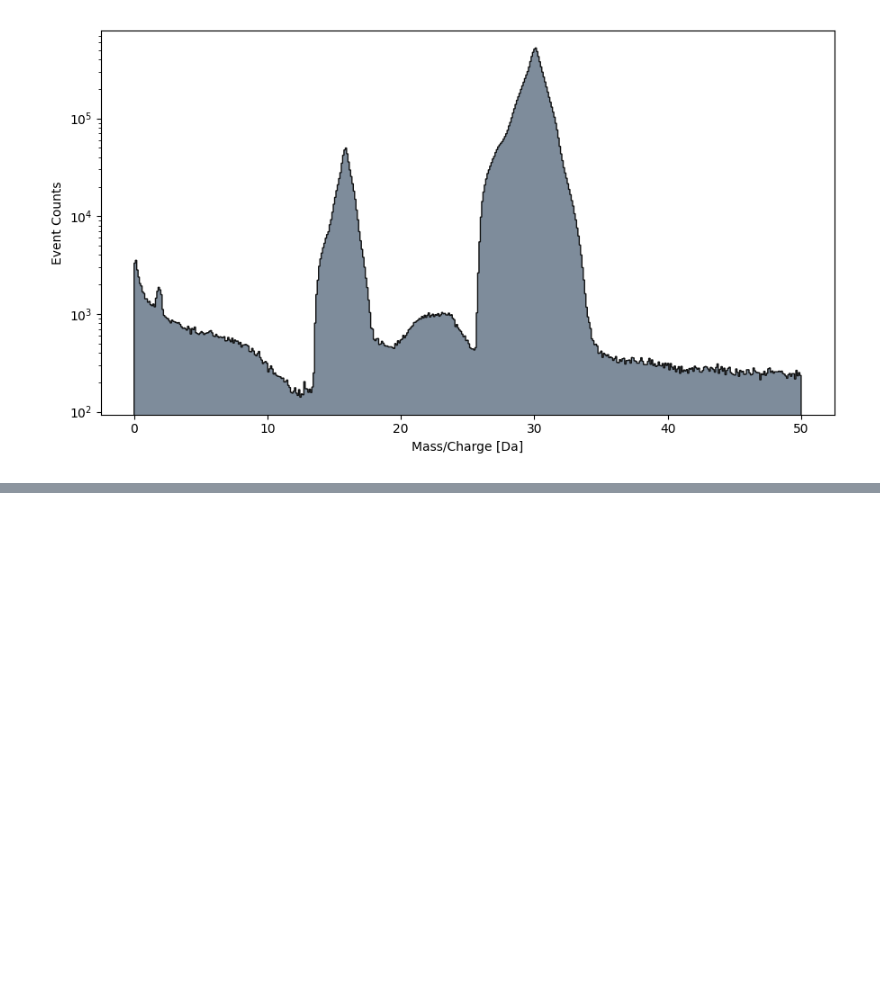
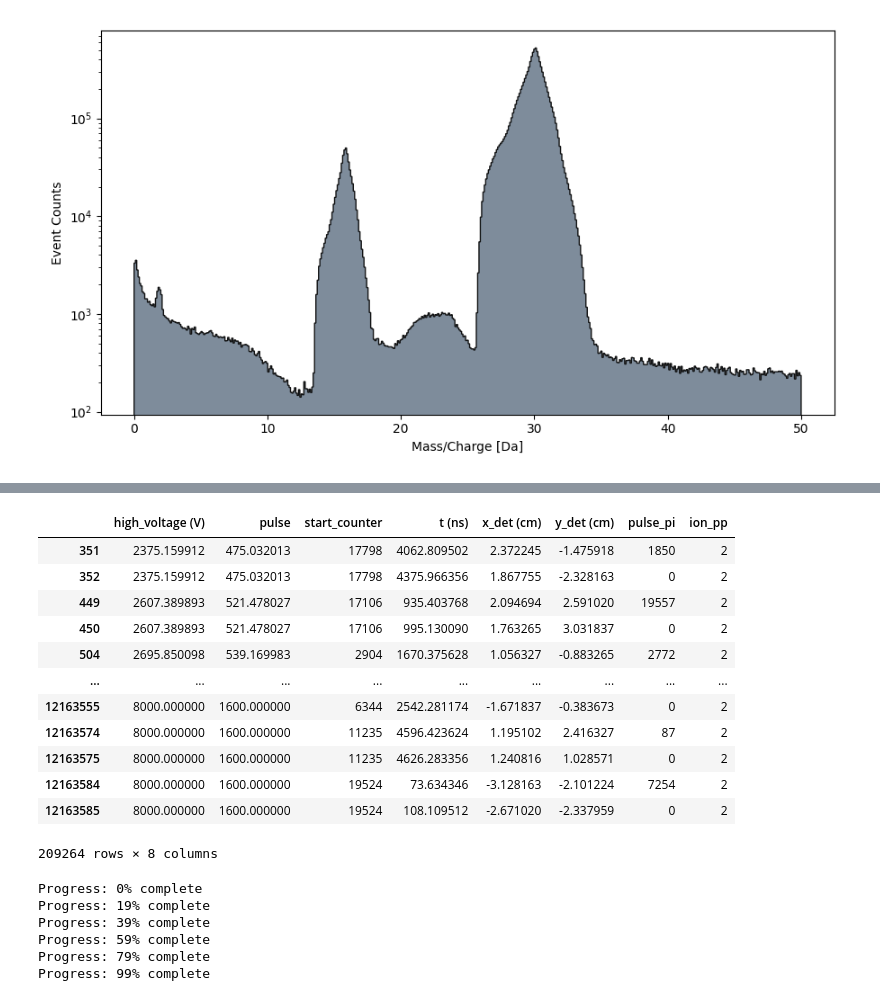
Before and after one commit to mmonajem/pyoxcart, a Jupyter notebook: pyccapt/calibration/tutorials/jupyter_files/raw_data_analysis.ipynb, the cells around one changed output, grey strips where cells are left out. Drawn from its saved outputs; the diff is of its cells as text; code cells hidden in the pictures; blank space fills up the shorter version.

```diff
--- a/pyccapt/calibration/tutorials/jupyter_files/raw_data_analysis.ipynb
+++ b/pyccapt/calibration/tutorials/jupyter_files/raw_data_analysis.ipynb
@@ -808,0 +822,34 @@ df_4.to_hdf('analyzed_raw_data_4.h5', key='df', mode='w')
+# %%
+counter = df_total['start_counter'].to_numpy()
+pulse_pi = np.zeros(len(counter))
+ion_pp = np.zeros(len(counter))
+
+
+multi_hit_count = 1
+
+for i, current_counter in enumerate(counter):
+    if i == 0:
+        pulse_pi[i] = 0
+        previous_counter = current_counter
+    else:
+        sc = current_counter - previous_counter
+        if sc < 0:
+            sc_a = 20000 - previous_counter
+            sc_b = current_counter
+            sc = sc_a + sc_b
+
+        pulse_pi[i] = sc
+
+        if current_counter == previous_counter:
+            multi_hit_count += 1
+        else:
+            for j in range(multi_hit_count):
+                if i + j < len(counter):
+                    ion_pp[i - j - 1] = multi_hit_count
+
+
+            multi_hit_count = 1
+            previous_counter = current_counter
+df_total['pulse_pi'] = pulse_pi.astype(np.uintc)
+df_total['ion_pp'] = ion_pp.astype(np.uintc)
+df_total[:10]
@@ -808,0 +868,29 @@ df_4.to_hdf('analyzed_raw_data_4.h5', key='df', mode='w')
+# %%
+filtered_df = df_total[df_total['ion_pp'] == 2]
+# filtered_df.reset_index(drop=True, inplace=True)
+filtered_df
+# %% [output]
+|  | high_voltage (V) | pulse | start_counter | t (ns) | x_det (cm) | y_det (cm) | pulse_pi | ion_pp |
+| 351 | 2375.159912 | 475.032013 | 17798 | 4062.809502 | 2.372245 | -1.475918 | 1850 | 2 |
+| 352 | 2375.159912 | 475.032013 | 17798 | 4375.966356 | 1.867755 | -2.328163 | 0 | 2 |
+| 449 | 2607.389893 | 521.478027 | 17106 | 935.403768 | 2.094694 | 2.591020 | 19557 | 2 |
+| 450 | 2607.389893 | 521.478027 | 17106 | 995.130090 | 1.763265 | 3.031837 | 0 | 2 |
+| 504 | 2695.850098 | 539.169983 | 2904 | 1670.375628 | 1.056327 | -0.883265 | 2772 | 2 |
+| ... | ... | ... | ... | ... | ... | ... | ... | ... |
+| 12163555 | 8000.000000 | 1600.000000 | 6344 | 2542.281174 | -1.671837 | -0.383673 | 0 | 2 |
+| 12163574 | 8000.000000 | 1600.000000 | 11235 | 4596.423624 | 1.195102 | 2.416327 | 87 | 2 |
+| 12163575 | 8000.000000 | 1600.000000 | 11235 | 4626.283356 | 1.240816 | 1.028571 | 0 | 2 |
+| 12163584 | 8000.000000 | 1600.000000 | 19524 | 73.634346 | -3.128163 | -2.101224 | 7254 | 2 |
+| 12163585 | 8000.000000 | 1600.000000 | 19524 | 108.109512 | -2.671020 | -2.337959 | 0 | 2 |
+209264 rows × 8 columns
+# %%
+from pyccapt.calibration.data_tools import data_tools, data_loadcrop
+
+pulse_pi, ion_pp = data_loadcrop.calculate_ppi_and_ipp(df_total, max_start_counter=20000)
+# %% [output]
+Progress: 0% complete
+Progress: 19% complete
+Progress: 39% complete
+Progress: 59% complete
+Progress: 79% complete
+Progress: 99% complete
```
Also changed, not shown: parts of 12 cells of this notebook, 5 other files.
